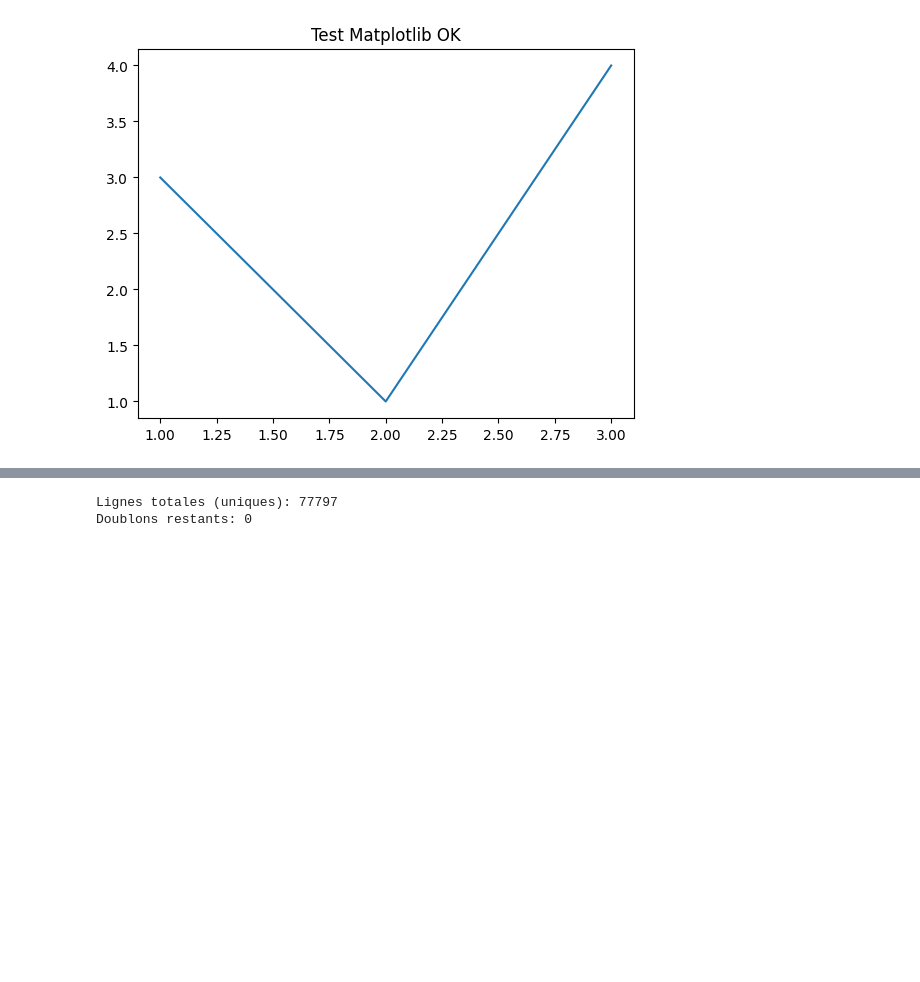
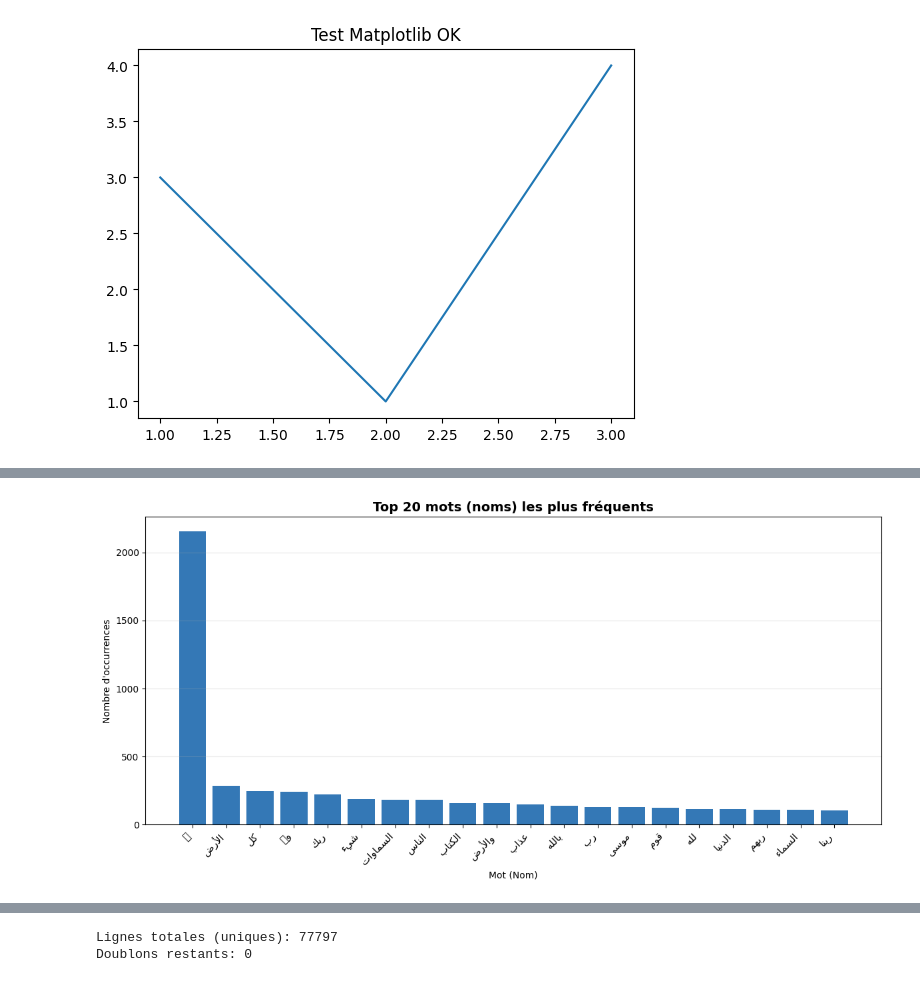
Before and after one commit to MoKaDaLi/Data-Science-for-Quran, a Jupyter notebook: Data_Science_for_Quran.ipynb, the cells around one changed output, grey strips where cells are left out. Cells and saved outputs as stored; diff of their text form; code cells hidden in the pictures; blank space fills up the shorter version.

Commit message:
Update with more general insights and focus on God word

```diff
--- a/Data_Science_for_Quran.ipynb
+++ b/Data_Science_for_Quran.ipynb
@@ -112,0 +181,36 @@ Renamed 'MASAQ.json' to 'MASAQ_dataset.json'
+# %%
+import matplotlib.pyplot as plt
+
+# Assuming noun_word_freq was created in a previous cell (like 333a2c9c)
+# and ARABIC_FONT is defined (from cell like X77ZO1KkZa0z or ui7FZfSRXyDw)
+
+if 'noun_word_freq' in locals() and not noun_word_freq.empty:
+    TOP_N = 20
+    top_noun_words = noun_word_freq.head(TOP_N).copy()
+
+    # Prepare Arabic text for display if needed (assuming ar_display function exists)
+    if 'ar_display' in locals():
+        # Use the correct column name 'Without_Diacritics' for the words
+        top_noun_words["Word_ar"] = top_noun_words["Without_Diacritics"].map(ar_display)
+        labels = top_noun_words["Word_ar"]
+    else:
+        # Use the correct column name 'Without_Diacritics' for the words
+        labels = top_noun_words["Without_Diacritics"]
+        print("Warning: ar_display function not found. Displaying Arabic text without reshaping.")
+
+
+    plt.figure(figsize=(12, 6))
+    plt.bar(labels, top_noun_words["Occurrences"], color="#3478b6")
+
+    plt.xticks(rotation=45, ha="right", fontsize=11)
+    plt.title(f"Top {TOP_N} mots (noms) les plus fréquents", fontsize=14, weight="bold")
+    plt.xlabel("Mot (Nom)")
+    plt.ylabel("Nombre d'occurrences")
+    plt.grid(axis="y", alpha=0.3)
+    plt.tight_layout()
+    plt.show()
+
+else:
+    print("Error: 'noun_word_freq' DataFrame not available. Please run the previous cells to generate it.")
+# %% [output]
+[figure, added]
```
Also changed, not shown: parts of 13 cells of this notebook.
